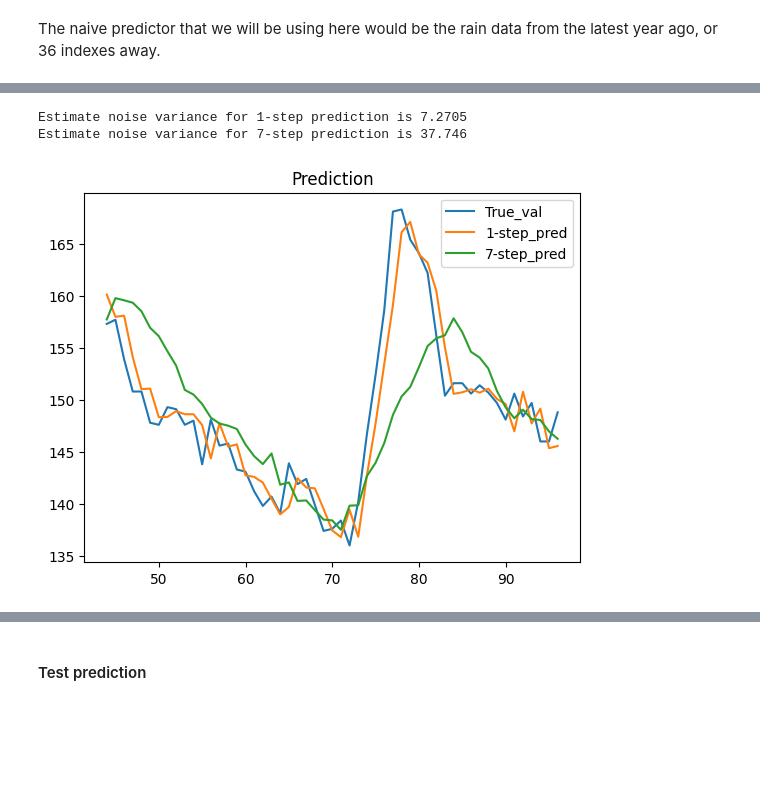
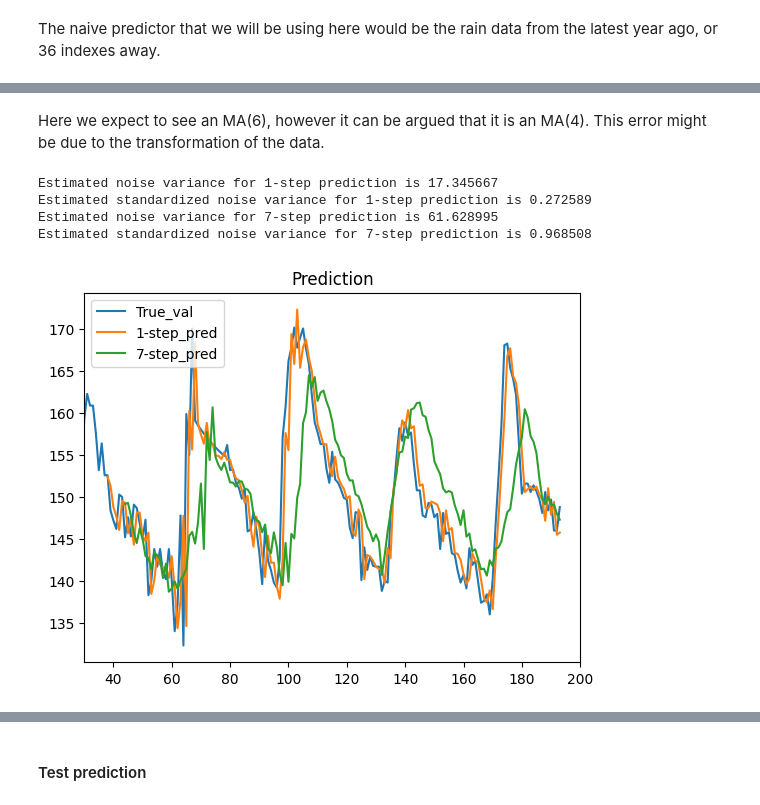
Before and after one commit to atjhin/lund-university, a Jupyter notebook: MASM17/FinalProject.ipynb, the cells around one changed output, grey strips where cells are left out. Drawn from its saved outputs; the diff is of its cells as text; code cells hidden in the pictures; blank space fills up the shorter version.

```diff
--- a/MASM17/FinalProject.ipynb
+++ b/MASM17/FinalProject.ipynb
@@ -336,8 +389,8 @@ ElGeneina_df.tail(10)
 # %% [markdown]
 We divide our data to modelling, validating, and testing
 # %%
-n_modelling = round(ElGeneina_df.shape[0] * .75)
-n_validation = round(ElGeneina_df.shape[0] * .15)
+n_modelling = round(ElGeneina_df.shape[0] * .6)
+n_validation = round(ElGeneina_df.shape[0] * .3)
 n_test = round(ElGeneina_df.shape[0] * .1)
 EG_modelling = ElGeneina_df.iloc[:n_modelling]
 EG_validation = ElGeneina_df.iloc[n_modelling:n_modelling+n_validation]
@@ -522,7 +589,14 @@ Estimate noise variance for 7-step prediction is 124.8853
+# %% [markdown]
+Here we expect to see an MA(6), however it can be argued that it is an MA(4). This error might be due to the transformation of the data.
 # %%
+# Untransformed data
 y = EG_validation['nvdi'].values
 yhat_k, noise_k = pred_k(y=y, k=[1,7], A=model_full.A, C=model_full.C)
+plt.xlim(30,200)
+plt.show()
 # %% [output]
-Estimate noise variance for 1-step prediction is 7.2705
-Estimate noise variance for 7-step prediction is 37.746
+Estimated noise variance for 1-step prediction is 17.345667
+Estimated standardized noise variance for 1-step prediction is 0.272589
+Estimated noise variance for 7-step prediction is 61.628995
+Estimated standardized noise variance for 7-step prediction is 0.968508
-[figure, old version]
+[figure, new version]
```
Also changed, not shown: parts of 70 cells of this notebook, 1 other file.
